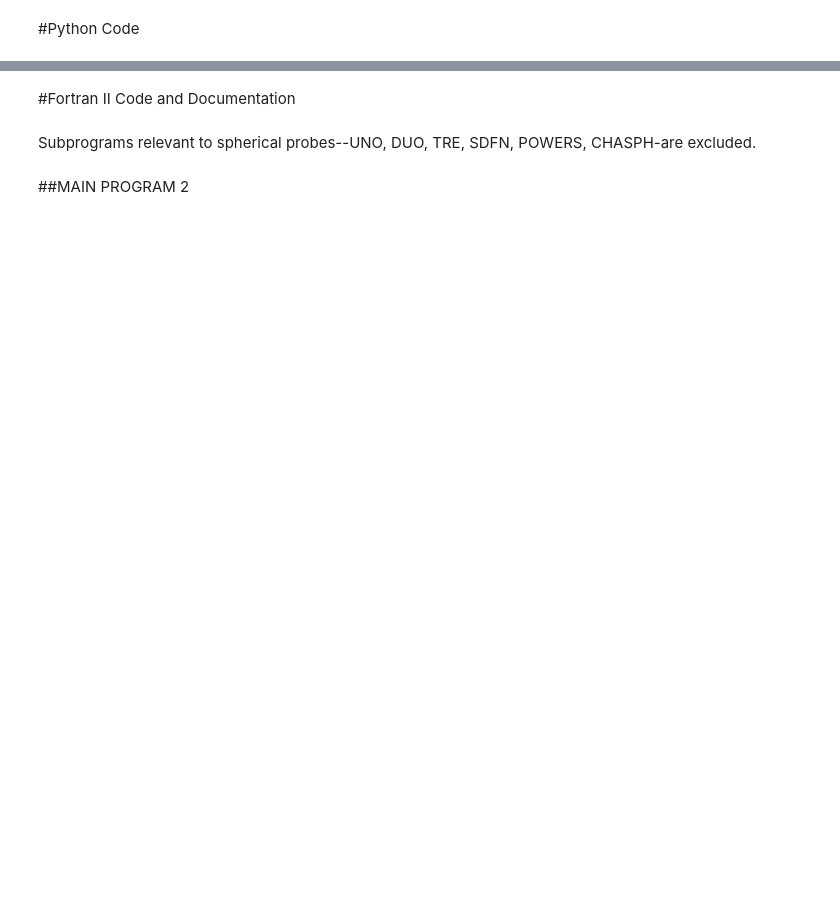
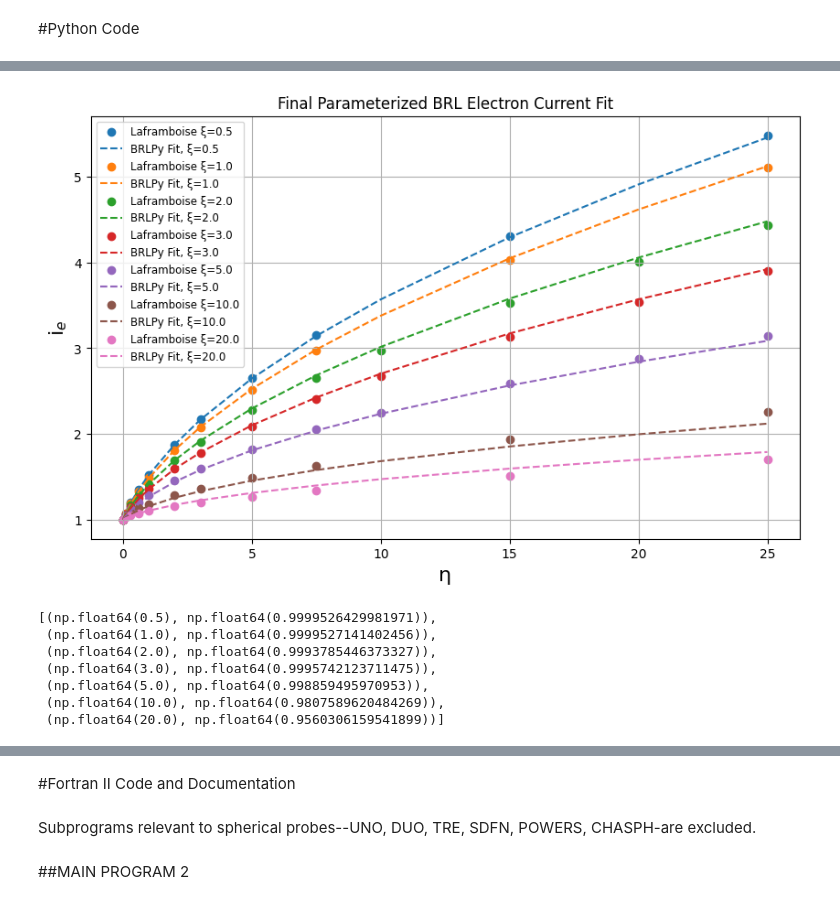
Before and after one commit to russburns/Laframboise1966Code, a Jupyter notebook: MAIN_PROGRAM_2.ipynb, the cells around one changed output, grey strips where cells are left out. Cells and saved outputs as stored; diff of their text form; code cells hidden in the pictures; blank space fills up the shorter version.

```diff
--- a/MAIN_PROGRAM_2.ipynb
+++ b/MAIN_PROGRAM_2.ipynb
@@ -122,0 +172,47 @@ plt.plot(x,(2 / np.sqrt(np.pi)) * np.sqrt(x) + special.erfcx(x))
+# %%
+def electron_param(VB, Xi):
+    base = (2 / np.sqrt(np.pi)) * np.sqrt(VB) + special.erfcx(np.sqrt(VB))
+    exponent_term = gamma(Xi, 4.17, 0.05307, 1.168) * VB**gamma(Xi, -0.8655, 0.1507, 2.3)
+    return (((base - 1) * np.exp(Xi * exponent_term)) + 1)
+
+Xi = Xi[1:] #remove 0 again
+
+r2_scores = []
+
+plt.figure(figsize=(10, 6))
+
+for j, Xi in enumerate(Xi):
+    y_pred = electron_param(VB, Xi)
+    y_actual = data[:, j]
+
+    valid_indices = ~np.isnan(y_actual)
+    x_valid = VB[valid_indices]
+    y_valid = y_actual[valid_indices]
+    y_fit = y_pred[valid_indices]
+
+    #compute R^2 score
+    ss_res = np.sum((y_valid - y_fit) ** 2)
+    ss_tot = np.sum((y_valid - np.mean(y_valid)) ** 2)
+    r2 = 1 - (ss_res / ss_tot)
+    r2_scores.append((Xi, r2))
+
+    plt.scatter(x_valid, y_valid, label=f'Laframboise ξ={Xi}', marker='o')
+    plt.plot(VB, y_pred, label=f'BRLPy Fit, ξ={Xi}', linestyle='--')
+
+plt.xlabel("η", fontsize=16)
+plt.ylabel("i$_e$", fontsize=16)
+plt.title("Final Parameterized BRL Electron Current Fit")
+plt.legend(prop={'size': 8.5})
+plt.grid(True)
+plt.show()
+
+r2_scores
+# %% [output]
+[figure, added]
+[(np.float64(0.5), np.float64(0.9999526429981971)),
+ (np.float64(1.0), np.float64(0.9999527141402456)),
+ (np.float64(2.0), np.float64(0.9993785446373327)),
+ (np.float64(3.0), np.float64(0.9995742123711475)),
+ (np.float64(5.0), np.float64(0.998859495970953)),
+ (np.float64(10.0), np.float64(0.9807589620484269)),
+ (np.float64(20.0), np.float64(0.9560306159541899))]
```
Also changed, not shown: parts of 15 cells of this notebook.
